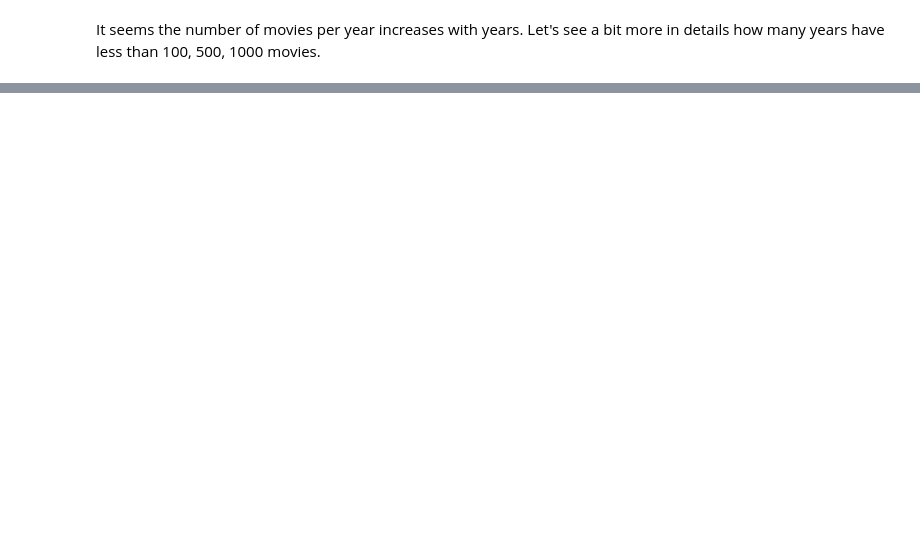
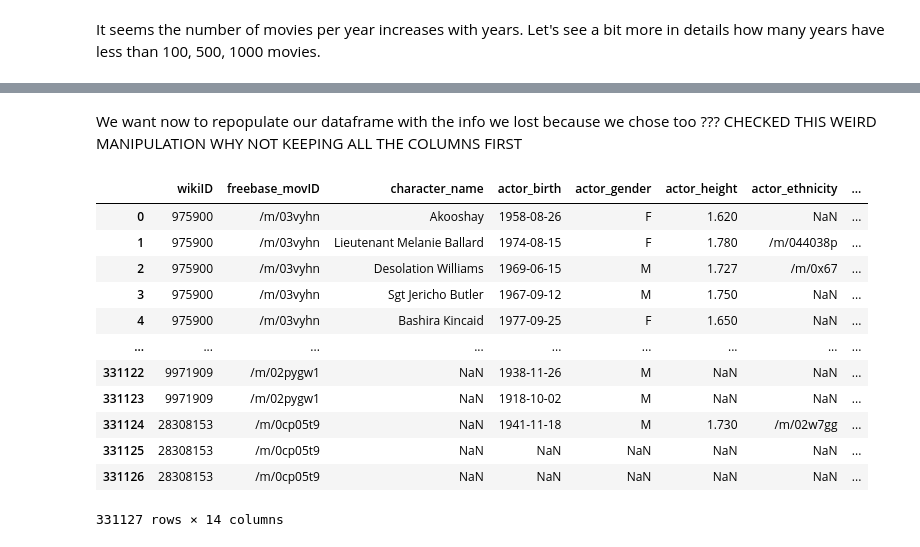
Before and after one commit to epfl-ada/ada-2023-project-lasempanadas, a Jupyter notebook: project_milestone_2.ipynb, the cells around one changed output, grey strips where cells are left out. Saved outputs shown, nothing was run; the diff lists cells and outputs as text; code cells hidden in the pictures; blank space fills up the shorter version.

```diff
--- a/project_milestone_2.ipynb
+++ b/project_milestone_2.ipynb
@@ -183,0 +260,17 @@ actor_movie.reset_index(inplace=True)
+# %%
+cmu_character_cols = ['wikiID',
+                      'freebase_movID',
+                      'release_date',
+                      'character_name',
+                      'actor_birth',
+                      'actor_gender',
+                      'actor_height',
+                      'actor_ethnicity',
+                      'actor_name',
+                      'actor_age_at_release',
+                      'freebase_char_actor_map',
+                      'freebase_charID',
+                      'freebase_actorID']
+
+cmu_character = pd.read_table(cmu_path+'character.metadata.tsv', names=cmu_character_cols)
+cmu_character.sample(5)
@@ -183,0 +309,4 @@ actor_movie.reset_index(inplace=True)
+# %%
+cmu_character.dropna(subset=['wikiID','freebase_actorID'], inplace=True)
+cmu_character.drop_duplicates(subset=['wikiID','freebase_actorID'], inplace=True)
+cmu_character.info()
@@ -207,6 +380,11 @@ def fame_score(row,data):
         fame_score += rate * np.log(votes) / (year-1700)
 
     return fame_score
+# %%
+# For our function to work we need to have a sorted dataset
+actor_movie.sort_values(by=['freebase_actorID','release_date'], inplace=True)
+actor_movie.reset_index(drop=True,inplace=True)
+actor_movie.reset_index(inplace=True)
 # %%
 # Apply the function to each row
 actor_movie['fameScore'] = actor_movie.apply(lambda x: fame_score(x,actor_movie), axis=1)
@@ -214,3 +407,19 @@ actor_movie.drop('index',inplace=True,axis=1)
+# %% [markdown]
+We want now to repopulate our dataframe with the info we lost because we chose too ??? CHECKED THIS WEIRD MANIPULATION WHY NOT KEEPING ALL THE COLUMNS FIRST
 # %%
-cmu_character = cmu_character.drop_duplicates(subset=['wikiID','freebase_actorID']).drop(columns='release_date', axis=1)
-cmu_character = cmu_character.merge(actor_movie[['freebase_actorID','wikiID', 'fameScore','release_date']], on=['freebase_actorID','wikiID'])
+cmu_character = cmu_character.drop(columns='release_date', axis=1).merge(actor_movie[['freebase_actorID','wikiID', 'fameScore','release_date']], on=['freebase_actorID','wikiID'])
+cmu_character
+# %% [output]
+|  | wikiID | freebase_movID | character_name | actor_birth | actor_gender | actor_height | actor_ethnicity | ... |
+| 0 | 975900 | /m/03vyhn | Akooshay | 1958-08-26 | F | 1.620 | NaN | ... |
+| 1 | 975900 | /m/03vyhn | Lieutenant Melanie Ballard | 1974-08-15 | F | 1.780 | /m/044038p | ... |
+| 2 | 975900 | /m/03vyhn | Desolation Williams | 1969-06-15 | M | 1.727 | /m/0x67 | ... |
+| 3 | 975900 | /m/03vyhn | Sgt Jericho Butler | 1967-09-12 | M | 1.750 | NaN | ... |
+| 4 | 975900 | /m/03vyhn | Bashira Kincaid | 1977-09-25 | F | 1.650 | NaN | ... |
+| ... | ... | ... | ... | ... | ... | ... | ... | ... |
+| 331122 | 9971909 | /m/02pygw1 | NaN | 1938-11-26 | M | NaN | NaN | ... |
+| 331123 | 9971909 | /m/02pygw1 | NaN | 1918-10-02 | M | NaN | NaN | ... |
+| 331124 | 28308153 | /m/0cp05t9 | NaN | 1941-11-18 | M | 1.730 | /m/02w7gg | ... |
+| 331125 | 28308153 | /m/0cp05t9 | NaN | NaN | NaN | NaN | NaN | ... |
+| 331126 | 28308153 | /m/0cp05t9 | NaN | NaN | NaN | NaN | NaN | ... |
+331127 rows × 14 columns
```
Also changed, not shown: parts of 65 cells of this notebook.
